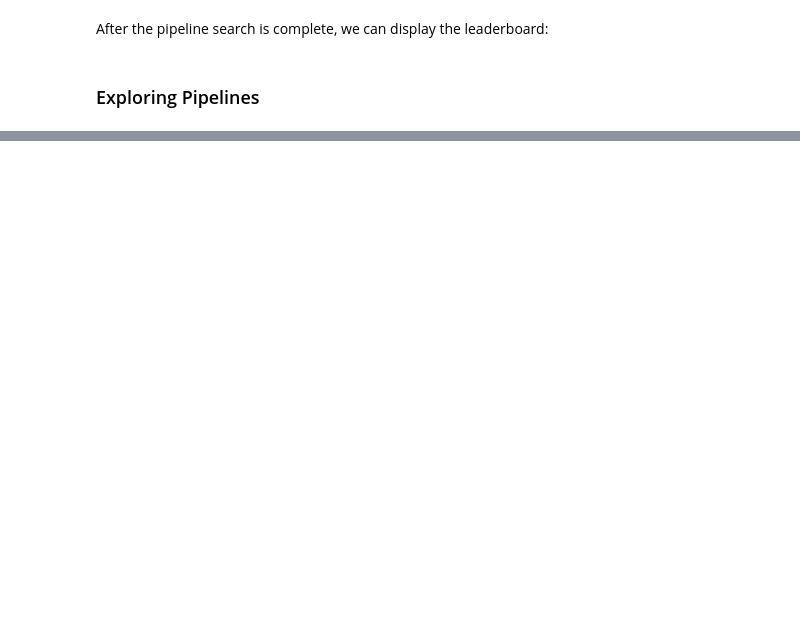
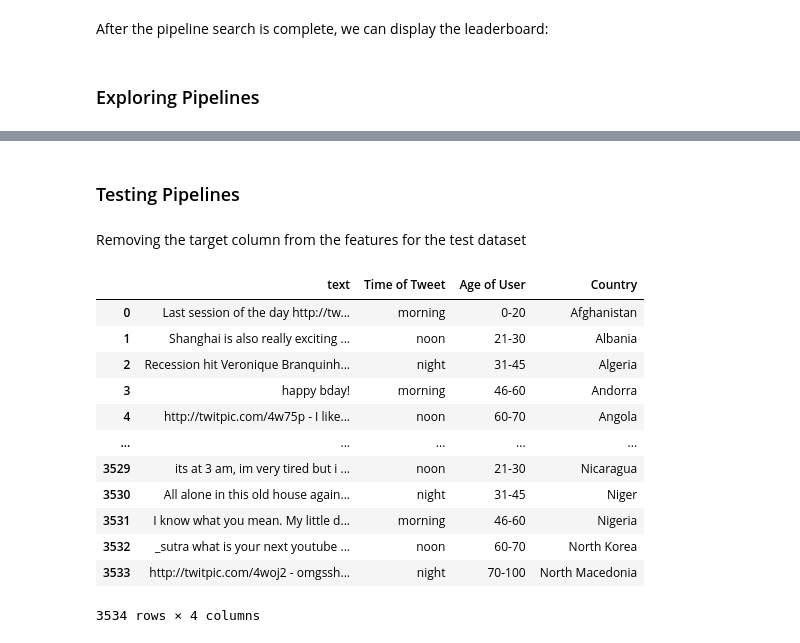
Before and after one commit to VIDA-NYU/alpha-automl, a Jupyter notebook: examples/adding_fasttext_primitives.ipynb, the cells around one changed output, grey strips where cells are left out. Drawn from its saved outputs; the diff is of its cells as text; code cells hidden in the pictures; blank space fills up the shorter version.

```diff
--- a/examples/adding_fasttext_primitives.ipynb
+++ b/examples/adding_fasttext_primitives.ipynb
@@ -151,2 +146,23 @@ INFO:matplotlib.font_manager:generated new fontManager
 # %%
 automl.plot_comparison_pipelines()
+# %% [markdown]
+### Testing Pipelines
+# %% [markdown]
+Removing the target column from the features for the test dataset
+# %%
+X_test = test_dataset.drop(columns=[target_column])
+X_test
+# %% [output]
+|  | text | Time of Tweet | Age of User | Country |
+| 0 | Last session of the day http://tw... | morning | 0-20 | Afghanistan |
+| 1 | Shanghai is also really exciting ... | noon | 21-30 | Albania |
+| 2 | Recession hit Veronique Branquinh... | night | 31-45 | Algeria |
+| 3 | happy bday! | morning | 46-60 | Andorra |
+| 4 | http://twitpic.com/4w75p - I like... | noon | 60-70 | Angola |
+| ... | ... | ... | ... | ... |
+| 3529 | its at 3 am, im very tired but i ... | noon | 21-30 | Nicaragua |
+| 3530 | All alone in this old house again... | night | 31-45 | Niger |
+| 3531 | I know what you mean. My little d... | morning | 46-60 | Nigeria |
+| 3532 | _sutra what is your next youtube ... | noon | 60-70 | North Korea |
+| 3533 | http://twitpic.com/4woj2 - omgssh... | night | 70-100 | North Macedonia |
+3534 rows × 4 columns
```
Also changed, not shown: parts of 10 cells of this notebook.
